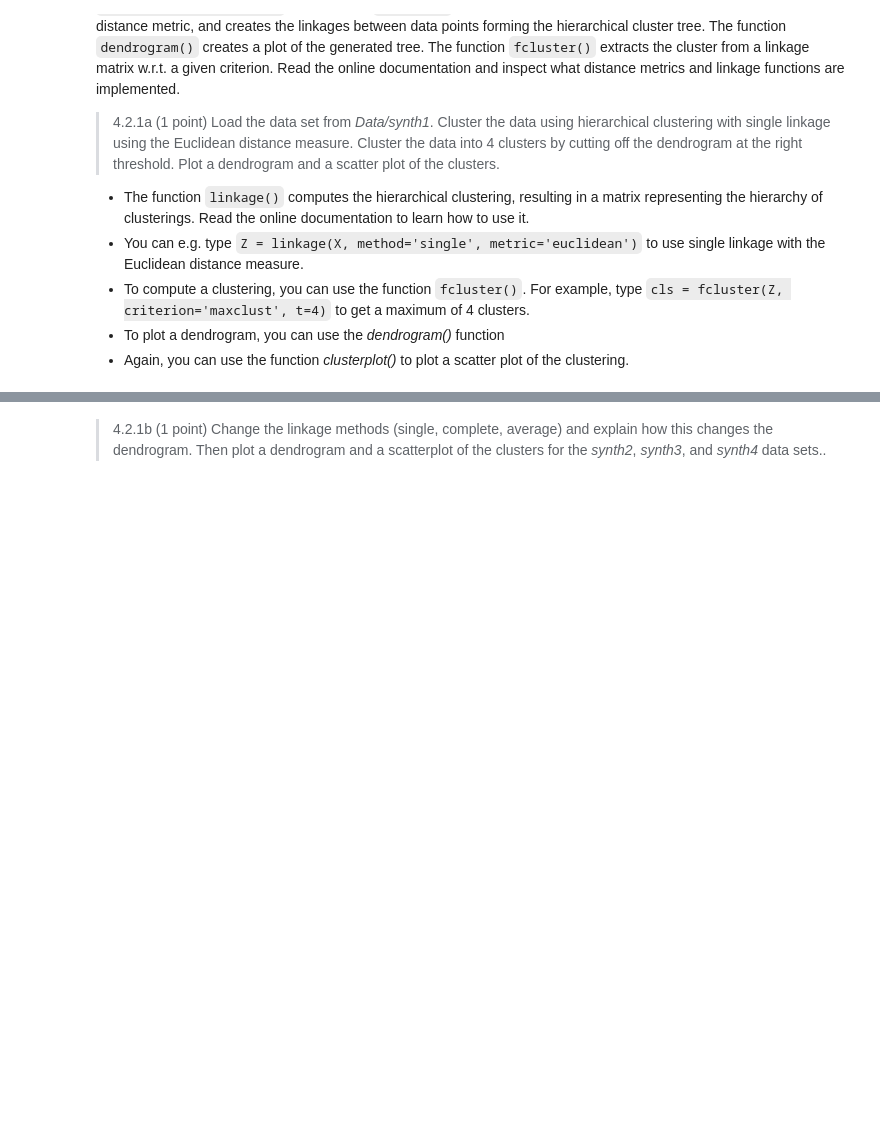
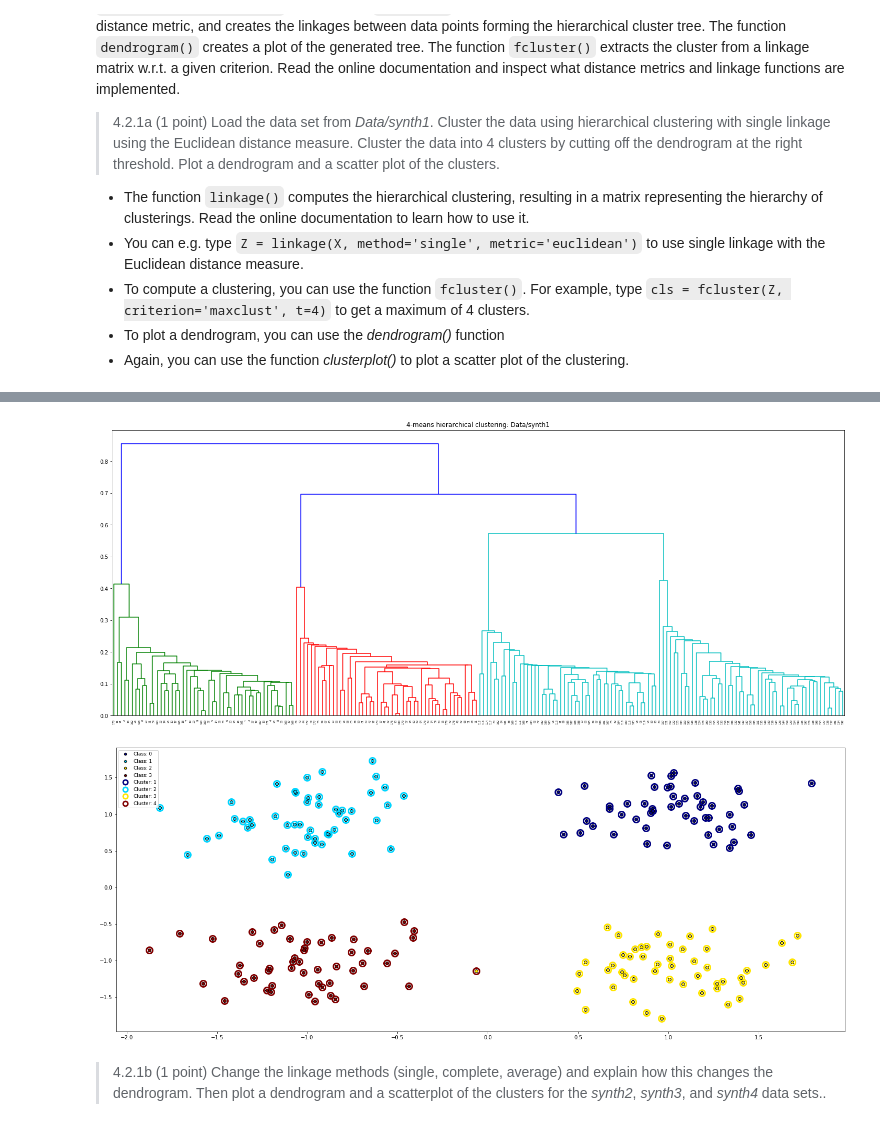
Before and after one commit to gabrielraya/Data-Mining, a Jupyter notebook: Assignment_4/Assignment_4.ipynb, the cells around one changed output, grey strips where cells are left out. Saved outputs shown, nothing was run; the diff lists cells and outputs as text; code cells hidden in the pictures; blank space fills up the shorter version.

```diff
--- a/Assignment_4/Assignment_4.ipynb
+++ b/Assignment_4/Assignment_4.ipynb
@@ -345,3 +401,8 @@ from sklearn.cluster import hierarchy
+# %%
+hierarchical_plot(4, synths[0], synth_names[0], method='single')
+# %% [output]
+[figure, added]
+[figure, added]
 # %% [markdown]
 > 4.2.1b (1 point) Change the linkage methods (single, complete, average) and explain how this changes the dendrogram.
 Then plot a dendrogram and a scatterplot of the clusters for the *synth2*, *synth3*, and *synth4* data sets..
```
Also changed, not shown: parts of 7 cells of this notebook.
